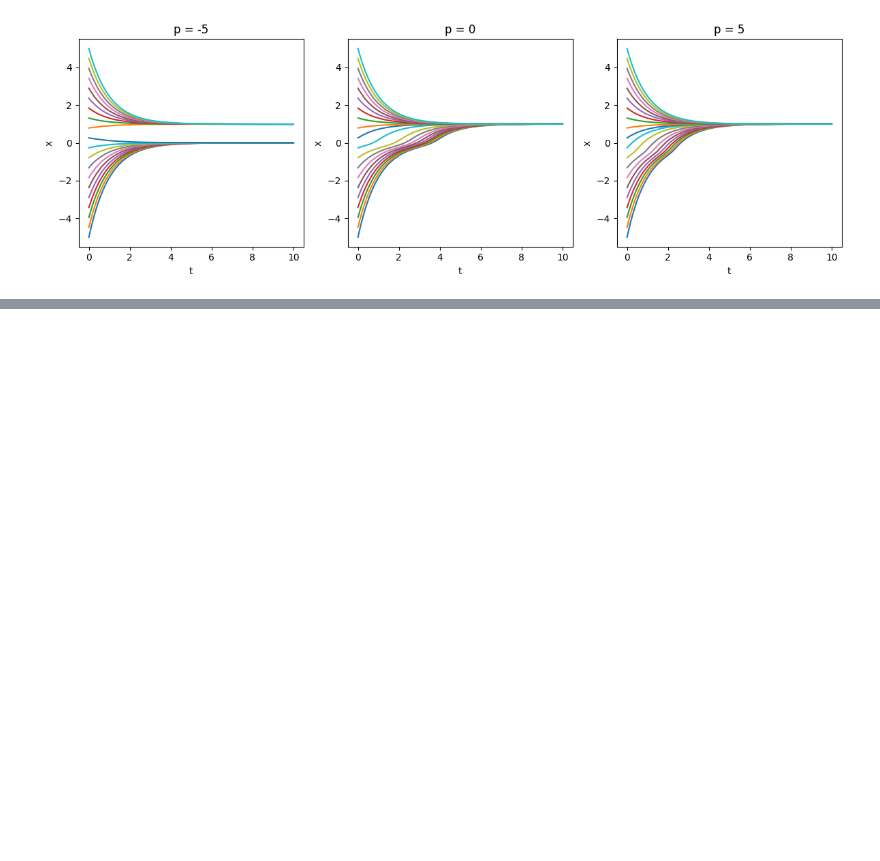
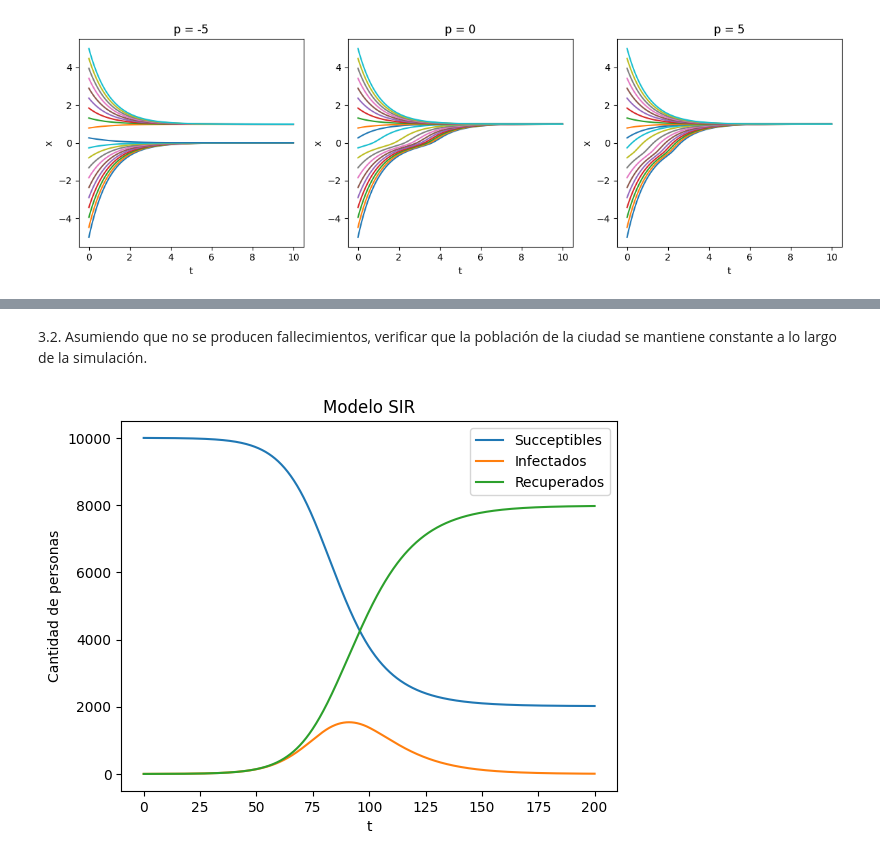
Before and after one commit to HBocaccio/NumLabIMC, a Jupyter notebook: TPs/TP1/TP1IMC2024.ipynb, the cells around one changed output, grey strips where cells are left out. Saved outputs shown, nothing was run; the diff lists cells and outputs as text; code cells hidden in the pictures; blank space fills up the shorter version.

```diff
--- a/TPs/TP1/TP1IMC2024.ipynb
+++ b/TPs/TP1/TP1IMC2024.ipynb
@@ -233,0 +334,36 @@ con $\beta$ y $\gamma$ las tasas de infección y recuperación respectivamente y
+# %% [markdown]
+3.2. Asumiendo que no se producen fallecimientos, verificar que la población de la ciudad se mantiene constante a lo largo de la simulación.
+# %%
+def campovector(b, g, N):
+    def f(t, z):
+        S, I, R = z
+        dSdt = -b * S * I / N
+        dIdt = b * S * I / N - g * I
+        dRdt = g * I
+        return [dSdt, dIdt, dRdt]
+    return f
+
+b = 0.2
+g = 0.1
+N = 10000
+
+S0 = 9999
+I0 = 1
+R0 = 0
+
+t = np.linspace(0, 200, 1000)
+ci = [S0, I0, R0]
+
+sol = sp.integrate.solve_ivp(campovector(b, g, N), [t[0], t[-1]], ci, t_eval=t, method='RK45')
+S, I, R = sol.y
+
+plt.plot(t, S, label="Succeptibles")
+plt.plot(t, I, label="Infectados")
+plt.plot(t, R, label="Recuperados")
+plt.xlabel("t")
+plt.ylabel("Cantidad de personas")
+plt.legend()
+plt.title("Modelo SIR")
+plt.show()
+# %% [output]
+[figure, added]
```
Also changed, not shown: parts of 25 cells of this notebook, 5 other files.
